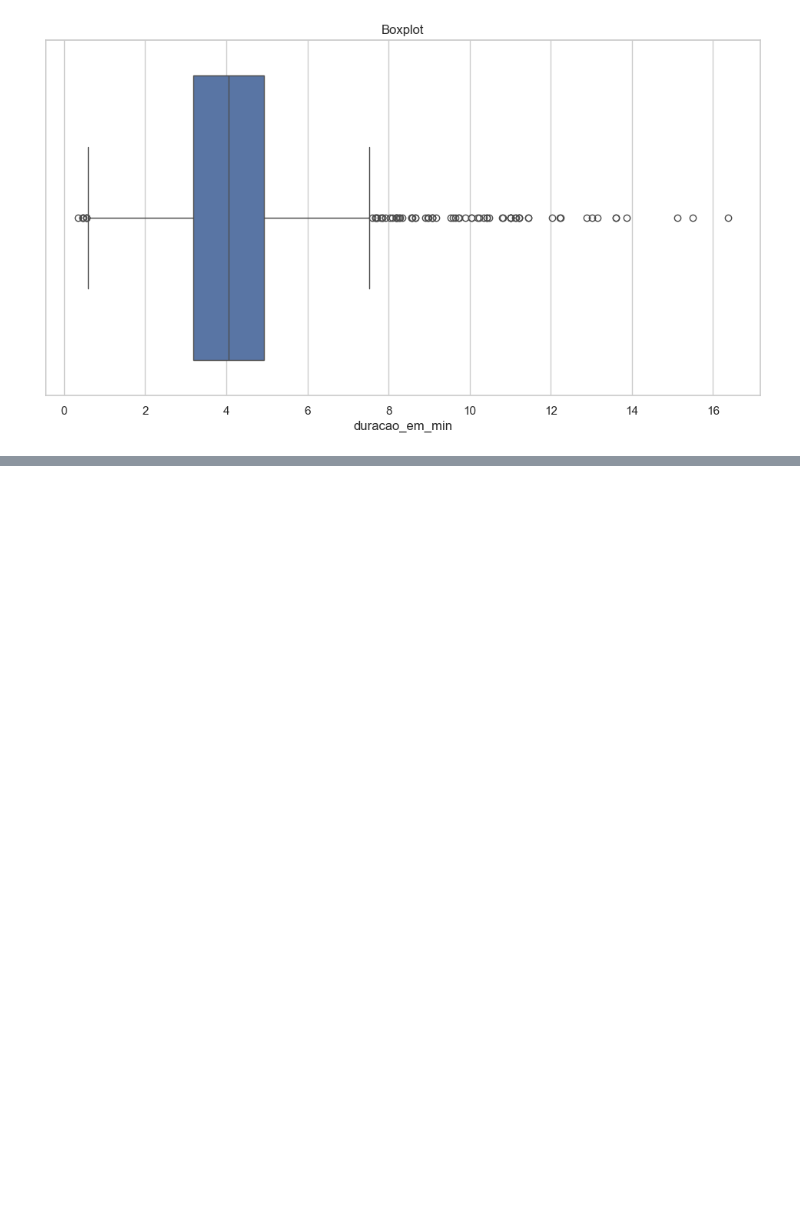
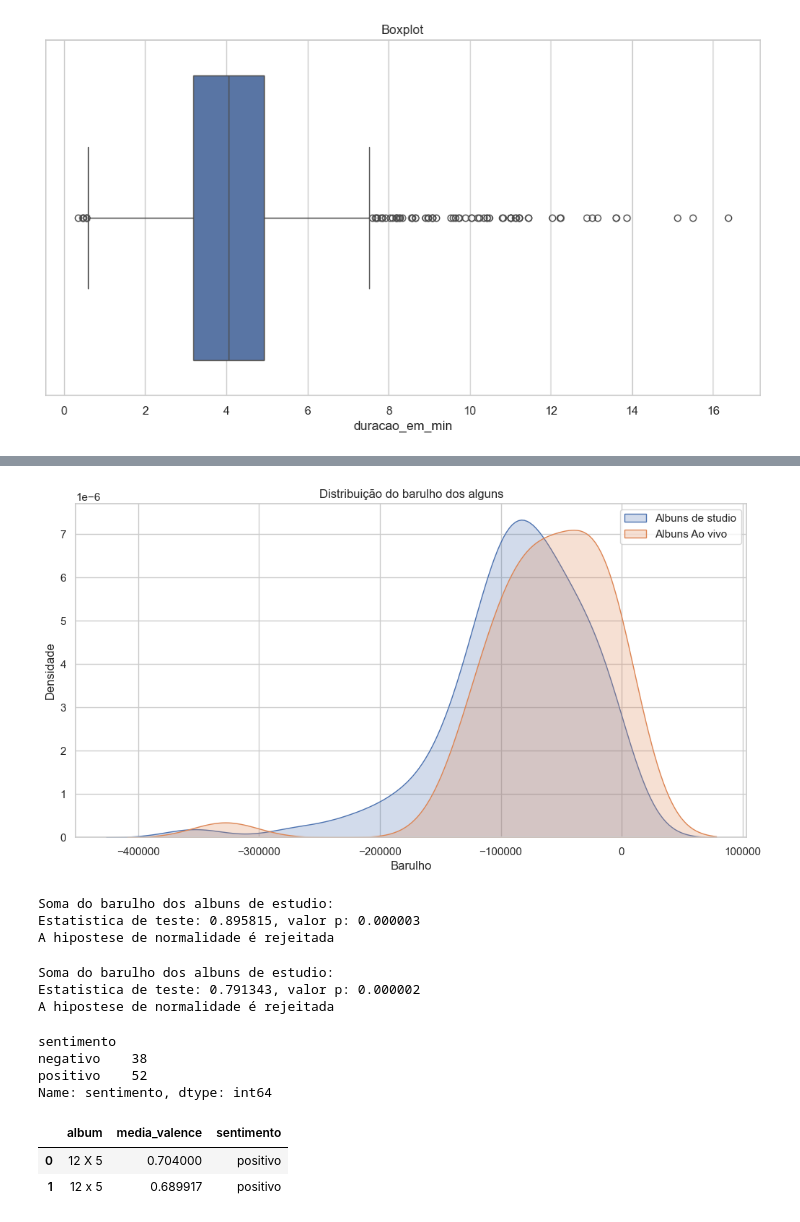
Before and after one commit to joaopereira1/pos-tech-fiap, a Jupyter notebook: fase-2/eda_musicas.ipynb, the cells around one changed output, grey strips where cells are left out. Cells and saved outputs as stored; diff of their text form; code cells hidden in the pictures; blank space fills up the shorter version.

```diff
--- a/fase-2/eda_musicas.ipynb
+++ b/fase-2/eda_musicas.ipynb
@@ -170,0 +242,12 @@ fig, axes = plt.subplots()
+# %%
+plt.figure(figsize=(12,6))
+
+sns.kdeplot(data=df_studio, label='Albuns de studio', fill=True)
+sns.kdeplot(data=df_ao_vivo, label='Albuns Ao vivo', fill=True)
+plt.title('Distribuição do barulho dos alguns')
+plt.xlabel('Barulho')
+plt.ylabel('Densidade')
+plt.legend()
+plt.show()
+# %% [output]
+[figure, added]
@@ -170,0 +257,43 @@ fig, axes = plt.subplots()
+# %%
+stat, p = shapiro(df_studio)
+print("Soma do barulho dos albuns de estudio: ")
+print('Estatistica de teste: {:.6f}, valor p: {:.6f}'.format(stat,p))
+
+if p > 0.05:
+    print('Não há evidência suficiente para rejeitar a hipostese de normalidade')
+else:
+    print('A hipostese de normalidade é rejeitada')
+# %% [output]
+Soma do barulho dos albuns de estudio:
+Estatistica de teste: 0.895815, valor p: 0.000003
+A hipostese de normalidade é rejeitada
+# %%
+stat, p = shapiro(df_ao_vivo)
+print("Soma do barulho dos albuns de estudio: ")
+print('Estatistica de teste: {:.6f}, valor p: {:.6f}'.format(stat,p))
+
+if p > 0.05:
+    print('Não há evidência suficiente para rejeitar a hipostese de normalidade')
+else:
+    print('A hipostese de normalidade é rejeitada')
+# %% [output]
+Soma do barulho dos albuns de estudio:
+Estatistica de teste: 0.791343, valor p: 0.000002
+A hipostese de normalidade é rejeitada
+# %%
+media_por_album = df.groupby('album')['valence'].mean().reset_index()
+media_por_album = media_por_album.rename(columns={'valence': 'media_valence'})
+media_por_album['sentimento'] = ['positivo' if v > 0.6 else 'negativo' for v in media_por_album['media_valence']]
+
+media_por_album.groupby('sentimento')['sentimento'].count()
+# %% [output]
+sentimento
+negativo    38
+positivo    52
+Name: sentimento, dtype: int64
+# %%
+media_por_album.head(2)
+# %% [output]
+|  | album | media_valence | sentimento |
+| 0 | 12 X 5 | 0.704000 | positivo |
+| 1 | 12 x 5 | 0.689917 | positivo |
```
Also changed, not shown: parts of 19 cells of this notebook.
